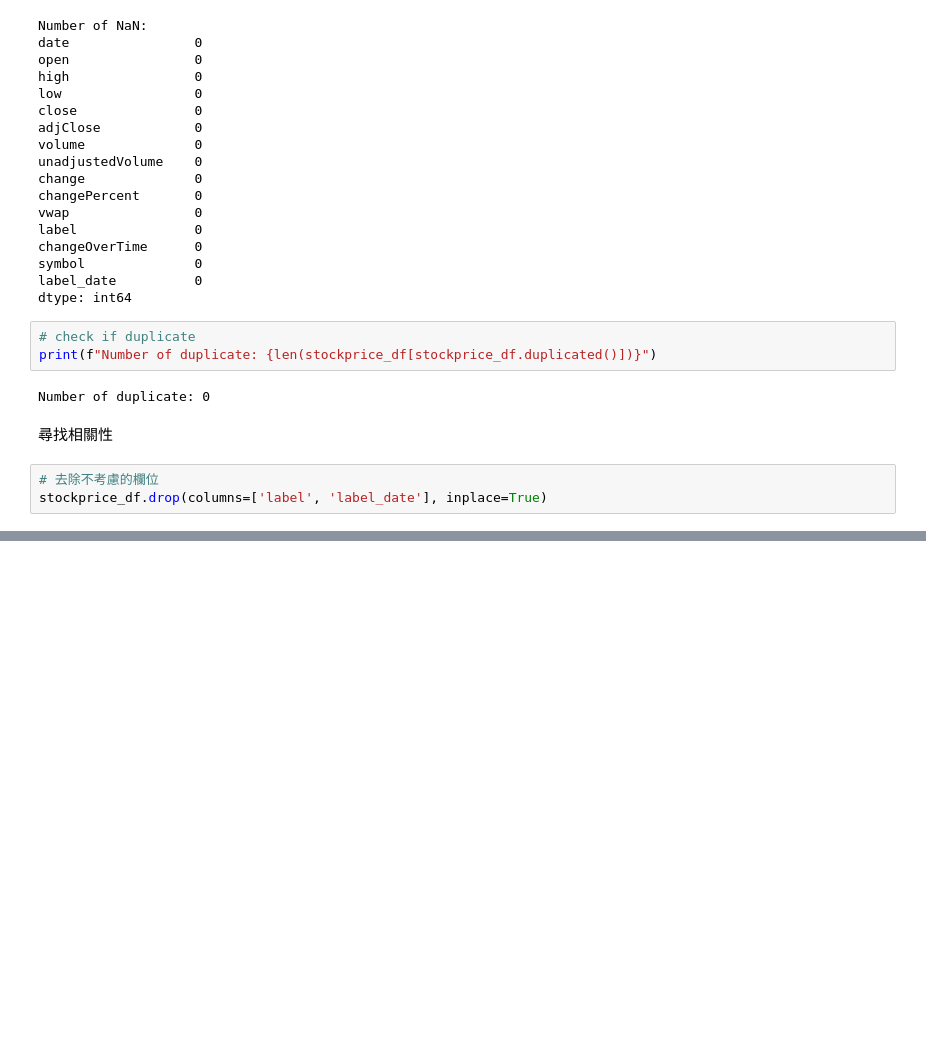
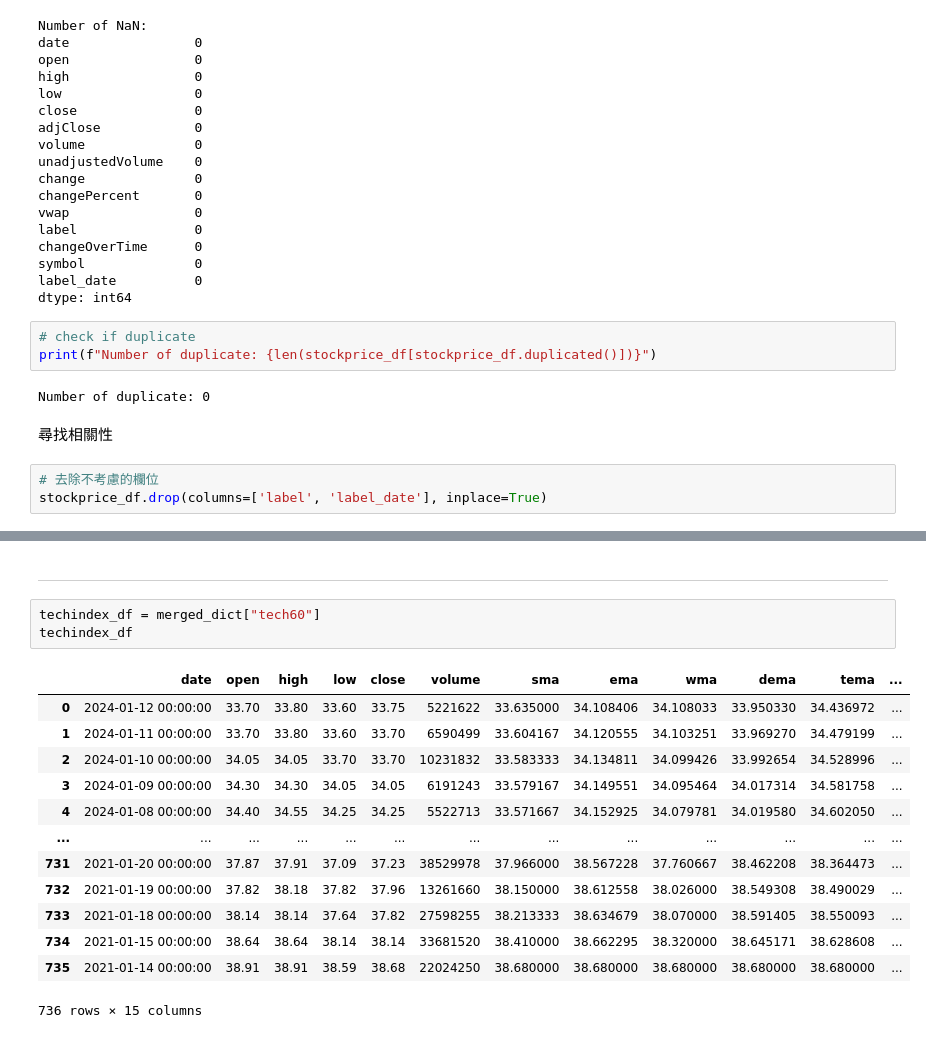
Before and after one commit to yeha98555/taiwan-stock-prediction, a Jupyter notebook: notebooks/EDA.ipynb, the cells around one changed output, grey strips where cells are left out. Saved outputs shown, nothing was run; the diff lists cells and outputs as text; blank space fills up the shorter version.

```diff
--- a/notebooks/EDA.ipynb
+++ b/notebooks/EDA.ipynb
@@ -164,3 +164,22 @@ changeOverTime      0.039478
 close_90d           1.000000
 Name: 1101.TW, dtype: float64
 [figure]
+# %% [markdown]
+---
+# %%
+techindex_df = merged_dict["tech60"]
+techindex_df
+# %% [output]
+|  | date | open | high | low | close | volume | sma | ema | wma | dema | tema | ... |
+| 0 | 2024-01-12 00:00:00 | 33.70 | 33.80 | 33.60 | 33.75 | 5221622 | 33.635000 | 34.108406 | 34.108033 | 33.950330 | 34.436972 | ... |
+| 1 | 2024-01-11 00:00:00 | 33.70 | 33.80 | 33.60 | 33.70 | 6590499 | 33.604167 | 34.120555 | 34.103251 | 33.969270 | 34.479199 | ... |
+| 2 | 2024-01-10 00:00:00 | 34.05 | 34.05 | 33.70 | 33.70 | 10231832 | 33.583333 | 34.134811 | 34.099426 | 33.992654 | 34.528996 | ... |
+| 3 | 2024-01-09 00:00:00 | 34.30 | 34.30 | 34.05 | 34.05 | 6191243 | 33.579167 | 34.149551 | 34.095464 | 34.017314 | 34.581758 | ... |
+| 4 | 2024-01-08 00:00:00 | 34.40 | 34.55 | 34.25 | 34.25 | 5522713 | 33.571667 | 34.152925 | 34.079781 | 34.019580 | 34.602050 | ... |
+| ... | ... | ... | ... | ... | ... | ... | ... | ... | ... | ... | ... | ... |
+| 731 | 2021-01-20 00:00:00 | 37.87 | 37.91 | 37.09 | 37.23 | 38529978 | 37.966000 | 38.567228 | 37.760667 | 38.462208 | 38.364473 | ... |
+| 732 | 2021-01-19 00:00:00 | 37.82 | 38.18 | 37.82 | 37.96 | 13261660 | 38.150000 | 38.612558 | 38.026000 | 38.549308 | 38.490029 | ... |
+| 733 | 2021-01-18 00:00:00 | 38.14 | 38.14 | 37.64 | 37.82 | 27598255 | 38.213333 | 38.634679 | 38.070000 | 38.591405 | 38.550093 | ... |
+| 734 | 2021-01-15 00:00:00 | 38.64 | 38.64 | 38.14 | 38.14 | 33681520 | 38.410000 | 38.662295 | 38.320000 | 38.645171 | 38.628608 | ... |
+| 735 | 2021-01-14 00:00:00 | 38.91 | 38.91 | 38.59 | 38.68 | 22024250 | 38.680000 | 38.680000 | 38.680000 | 38.680000 | 38.680000 | ... |
+736 rows × 15 columns
```
Also changed, not shown: parts of 15 cells of this notebook.
